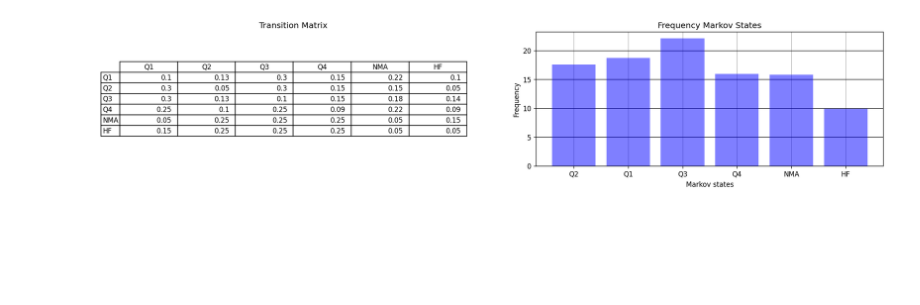
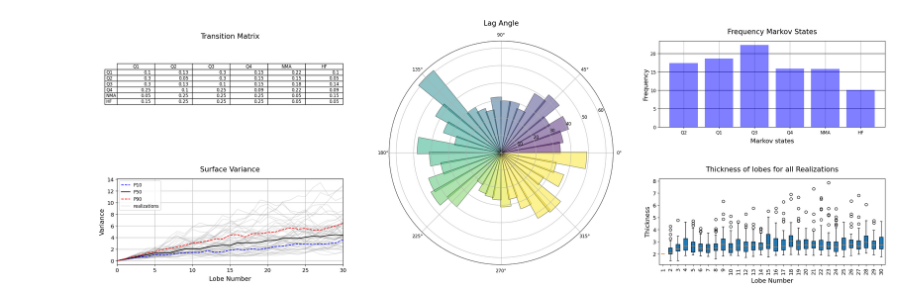
Before and after one commit to chaconnb/GeoRulesLobePy, a Jupyter notebook: notebooks/Results_Visualizations.ipynb, the cells around one changed output. Cells and saved outputs as stored; diff of their text form; code cells hidden in the pictures; blank space fills up the shorter version.

Commit message:
Update results visualization notebook

```diff
--- a/notebooks/Results_Visualizations.ipynb
+++ b/notebooks/Results_Visualizations.ipynb
@@ -14,0 +118,12 @@ from georules.utils import load_list_json
+# %%
+#combine the lists of quadrants
+flattened_quadrants_list = [item for sublist in total_quadrants for item in sublist]
+# Calculate the frequency of each quadrant
+frequency_counter = Counter(flattened_quadrants_list)
+
+# Extract the quadrants and their frequencies
+quadrants = list(frequency_counter.keys())
+frequencies = list(frequency_counter.values())
+
+#Calculate percentages from frequencies
+frequencies_percentage = [ i * 100/sum(frequencies) for i in frequencies]
@@ -48,36 +257,84 @@ frequencies_percentage = [ i * 100/sum(frequencies) for i in frequencies]
 # %%
-fig = plt.figure(figsize=(12, 6),dpi=120)
+fig = plt.figure(figsize=(12, 7),dpi=120)
 grid_spec = gridspec.GridSpec(ncols = 3,nrows=2,width_ratios=[2, 2, 2])
 
 ax0 = fig.add_subplot(grid_spec[0])
 ax0.axis('tight')
 ax0.axis('off')
 the_table = ax0.table(cellText=transition_matrix,rowLabels=rows,colLabels=columns,loc='center')
-plt.title('Transition Matrix')
+plt.title('Transition Matrix', fontsize=16)
 
 ax1 = fig.add_subplot(grid_spec[1])
+ax1.axis('off')
+# Plot polar bar graph
+# Get an axes handle/object
+ax1 = plt.subplot(projection ="polar")
+# Plot
+bars = ax1.bar(x = pairlist_mean, height= angle_counts,
+        color=plt.cm.viridis(pairlist_mean/ 5.),
+        width=0.2,
+        bottom=0.0,
+        alpha=0.5,
+        edgecolor='k')
+# Additional Tweaks
+plt.grid(True)
+plt.title("Lag Angle", fontsize=16, pad=16)
+
+ax2= fig.add_subplot(grid_spec[2])
 # Plot the bar graph
 plt.grid()
 plt.bar(quadrants, frequencies_percentage, color='blue', zorder=2,alpha =0.5)
 # Plot the grid with a lower zorder value
 plt.grid(axis='y', zorder=1,color ='black')
-plt.xlabel('Markov states')
-plt.ylabel('Frequency')
-plt.title('Frequency Markov States')
+plt.xlabel('Markov states',fontsize=14,labelpad=7)
+plt.ylabel('Frequency',fontsize=14)
+plt.title('Frequency Markov States', fontsize=16, pad=16)
+
+### Percentiles
+##### plot variance vs surface and percentiles
+ax3 = fig.add_subplot(grid_spec[3])
+
+bathy_lenght = list(range(0,n_lobes+1))
+for n in range(n_test):
+
+    # # set the title of a plot
+    plt.title("Surface Variance", fontsize=16, pad=16)
+
+    # # plot scatter plot with x and y data
+    plt.plot(bathy_lenght,array_variances_percentiles[:,n],alpha=0.2,color ="gray")
+#label different realizations
+line = Line2D([0], [0], label='realizations', color='gray',alpha =0.2)
+
+plt.plot(bathy_lenght,array_variances_percentiles[:,n_test+1],"b--", label = 'P10') #p10
+plt.plot(bathy_lenght,array_variances_percentiles[:,n_test+2],"k", label = 'P50') #p50
+plt.plot(bathy_lenght,array_variances_percentiles[:,n_test+3],"r--", label = 'P90') #p90
+
+plt.xlim([0, n_lobes])
+plt.xlabel('Lobe Number',fontsize=14,labelpad=7)
+plt.ylabel('Variance',fontsize=14)
+plt.xticks(fontsize=12)
+plt.yticks(fontsize=12)
+plt.grid()
+#legend
+handles, labels = ax3.get_legend_handles_labels()
+handles.append(line)
+plt.legend(handles=handles)
 
 
-ax1 = fig.add_subplot(grid_spec[2])
-# Plot the bar graph
-plt.grid()
-plt.bar(quadrants, frequencies_percentage, color='blue', zorder=2,alpha =0.5)
-# Plot the grid with a lower zorder value
-plt.grid(axis='y', zorder=1,color ='black')
-plt.xlabel('Markov states')
-plt.ylabel('Frequency')
-plt.title('Frequency Markov States')
+### Lobe thickness
+ax5 = fig.add_subplot(grid_spec[5])
+labels = list(map(str, range(1, n_lobes+1)))
+
+#boxplot
+plt.boxplot(lobe_thickness_list, vert=True, patch_artist=True, labels=labels)
+plt.ylabel('Thickness',fontsize=14)
+plt.xlabel('Lobe Number',fontsize=14,labelpad=7)
+plt.xticks(rotation=90,fontsize=12)
+plt.yticks(fontsize=12)
+plt.title("Thickness of lobes for all Realizations", fontsize=16, pad=16)
 
 
 
-plt.subplots_adjust(left=0.0, bottom=0.0, right=2.0, top=1.0, wspace=0.2, hspace=0.2); plt.show()
+plt.subplots_adjust(left=0.0, bottom=0.0, right=2.0, top=1.0, wspace=0.2, hspace=0.6); plt.show()
 # %% [output]
-[figure, old version]
+[figure, new version]
```
Also changed, not shown: parts of 21 cells of this notebook.
